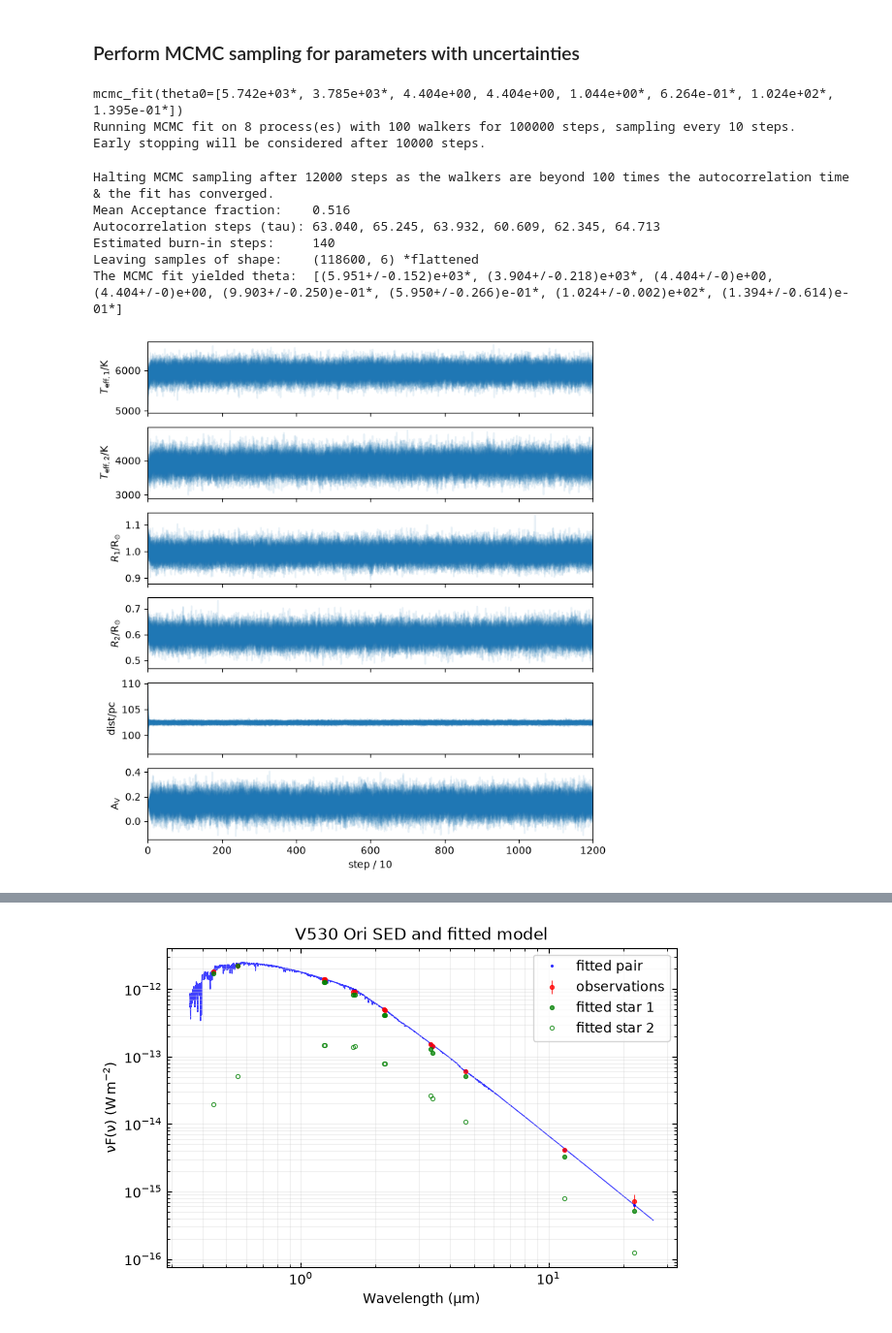
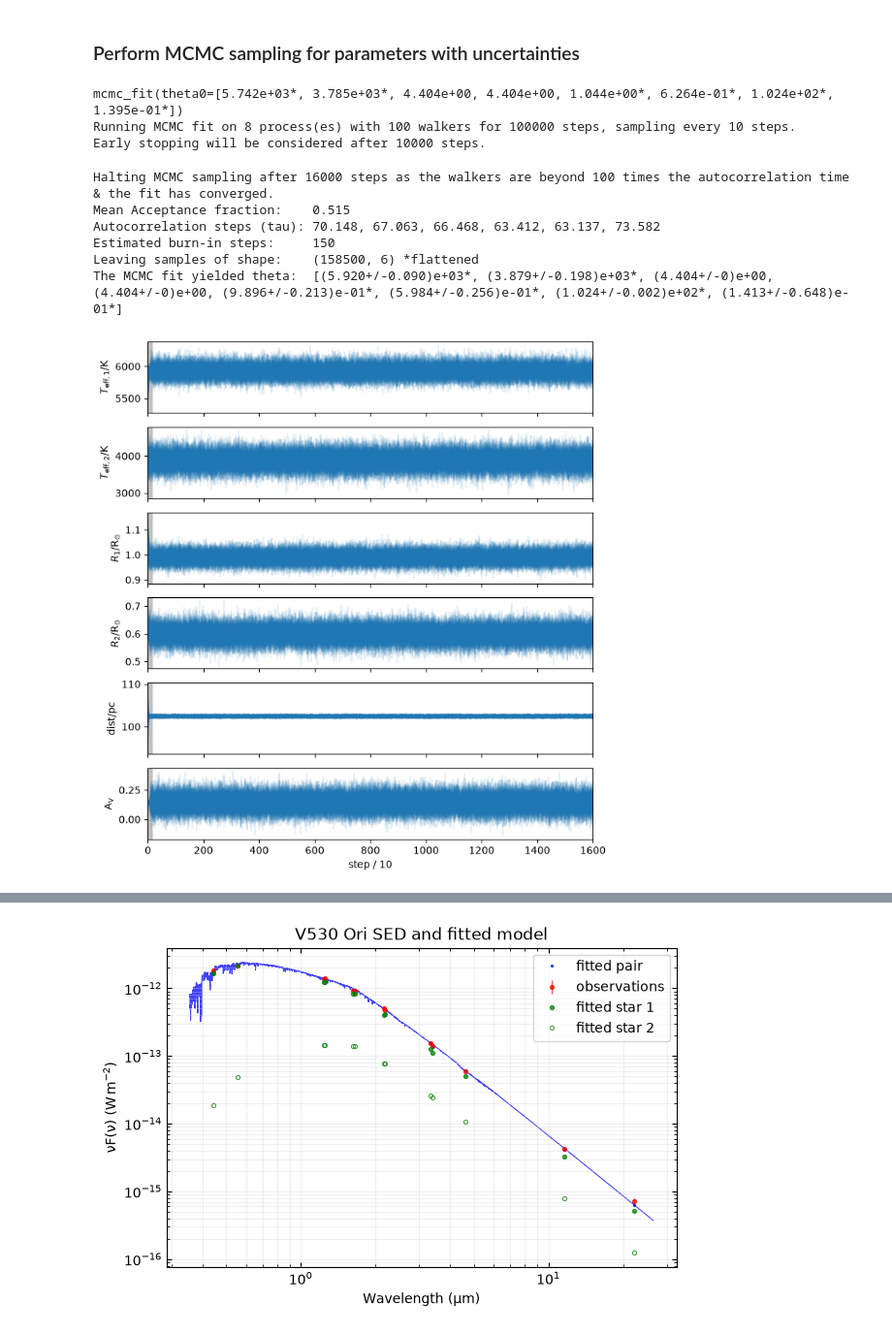
Before and after one commit to SteveOv/sed_fit, a Jupyter notebook: binary_sed_fit.ipynb, the cells around one changed output, grey strips where cells are left out. Shown at 97% size. Drawn from its saved outputs; the diff is of its cells as text; code cells hidden in the pictures.

```diff
--- a/binary_sed_fit.ipynb
+++ b/binary_sed_fit.ipynb
@@ -199,7 +199,7 @@ the stellar model or any that have been explicitly listed for exclusion.
 # Read in the SED for this target and de-duplicate (measurements may appear multiple times).
 sed = get_sed_for_target(target, target_data["search_term"], radius=0.25, remove_duplicates=True,
                          freq_unit=u.GHz, flux_unit=u.Jy, wl_unit=u.um, verbose=True)
-sed = retain_only_closest_observations(sed, target_data["skycoords"])
+sed = retain_only_best_observations(sed, target_data["skycoords"])
 
 model_mask = np.ones((len(sed)), dtype=bool)
 model_mask &= model_grid.has_filter(sed["sed_filter"])
@@ -211,7 +211,7 @@ sed = sed[model_mask]
 
 sed.sort(["sed_wl"])
 print(f"{len(sed)} unique SED observation(s) retained after range & exclusion filtering,",
-      "and the selection of the 'closest' observation to the target for each Filter.",
+      "and the selection of the 'best' observation of the target for each Filter.",
       "\nThe units for flux density, frequency and wavelength are:",
       ", ".join(f"{sed[f].unit:unicode}" for f in ["sed_flux", "sed_freq", "sed_wl"]))
 print("Filters (by wavelength):", ", ".join(sed["sed_filter"]))
@@ -396,14 +396,14 @@ Preparing SED data for fitting with the fluxes coerced to the units of W m⁻²,
 # %%
 theta_min = None
 retain_mask = np.ones_like(x, dtype=bool)
-min_to_retain, improve_th = int(np.ceil(len(sed) * 0.75)), 0.8
+min_stat, min_to_retain, improve_th = 2.0, int(np.ceil(len(sed) * 0.75)), 0.8
 
 print(f"Outliers will be pruned when doing so improves fit stat > {1-improve_th:.0%}")
 cmask, cix, prev_stat = retain_mask.copy(), None, np.inf
 
 for out_ix in range(len(sed)):
-    if prev_stat < 1:
-        print("Stopped outlier pruning as stat < 1.0")
+    if prev_stat < min_stat:
+        print(f"Stopped outlier pruning as stat < {min_stat}")
         break
 
     ctheta, result = minimize_fit(x[cmask], y[cmask], y_err[cmask], theta0=theta0,
@@ -469,6 +469,7 @@ Those marked * were fitted. The values in brackets are from the input config.
 ### Perform MCMC sampling for parameters with uncertainties
 # %%
 thin_by = 10 # sample every nth step from the chain
+nwalkers = 100
 theta_mcmc, sampler = mcmc_fit(x[retain_mask],
                                y[retain_mask],
                                y_err[retain_mask],
@@ -476,29 +477,33 @@ theta_mcmc, sampler = mcmc_fit(x[retain_mask],
                                fit_mask=fit_mask,
                                ln_prior_func=ln_prior_func,
                                stellar_grid=model_grid,
-                               nwalkers=100, nsteps=100000, thin_by=thin_by, processes=8, progress=True,
-                               early_stopping=True, early_stopping_from=10000, verbose=True)
+                               nwalkers=nwalkers, nsteps=100000, thin_by=thin_by, processes=8,
+                               early_stopping=True, early_stopping_from=10000,
+                               progress=True, verbose=True)
 # %% [output]
 mcmc_fit(theta0=[5.742e+03*, 3.785e+03*, 4.404e+00, 4.404e+00, 1.044e+00*, 6.264e-01*, 1.024e+02*, 1.395e-01*])
 Running MCMC fit on 8 process(es) with 100 walkers for 100000 steps, sampling every 10 steps.
 Early stopping will be considered after 10000 steps.
-Halting MCMC sampling after 12000 steps as the walkers are beyond 100 times the autocorrelation time & the fit has converged.
-Mean Acceptance fraction:    0.516
-Autocorrelation steps (tau): 63.040, 65.245, 63.932, 60.609, 62.345, 64.713
-Estimated burn-in steps:     140
-Leaving samples of shape:    (118600, 6) *flattened
-The MCMC fit yielded theta:  [(5.951+/-0.152)e+03*, (3.904+/-0.218)e+03*, (4.404+/-0)e+00, (4.404+/-0)e+00, (9.903+/-0.250)e-01*, (5.950+/-0.266)e-01*, (1.024+/-0.002)e+02*, (1.394+/-0.614)e-01*]
+Halting MCMC sampling after 16000 steps as the walkers are beyond 100 times the autocorrelation time & the fit has converged.
+Mean Acceptance fraction:    0.515
+Autocorrelation steps (tau): 70.148, 67.063, 66.468, 63.412, 63.137, 73.582
+Estimated burn-in steps:     150
+Leaving samples of shape:    (158500, 6) *flattened
+The MCMC fit yielded theta:  [(5.920+/-0.090)e+03*, (3.879+/-0.198)e+03*, (4.404+/-0)e+00, (4.404+/-0)e+00, (9.896+/-0.213)e-01*, (5.984+/-0.256)e-01*, (1.024+/-0.002)e+02*, (1.413+/-0.648)e-01*]
 # %%
-all_samples = sampler.get_chain()
+data = samples_from_sampler(sampler, thin_by=thin_by, flat=True)
+chain = sampler.get_chain()
+burn_in_samples = chain.shape[0] - (data.shape[0] / nwalkers)
 fig, axes = plt.subplots(nrows=sum(fit_mask), figsize=(8, 1.5*sum(fit_mask)), sharex=True)
 for ix, ax in enumerate(axes.flat):
-    ax.plot(all_samples[:, :, ix], "tab:blue", alpha=0.1)
-    ax.set(xlim=(0, len(all_samples)), ylabel=theta_plot_labels[fit_mask][ix])
-axes[-1].set(xlabel=f"step / {thin_by}")
+    ax.plot(chain[:, :, ix], "tab:blue", alpha=0.1)
+    ax.axvspan(0, burn_in_samples, color="silver")
+    ax.set(xlim=(0, len(chain)), ylabel=theta_plot_labels[fit_mask][ix])
+axes[-1].set(xlabel="step" + (f" / {thin_by}" if thin_by > 1 else ""))
 plt.show(fig)
 plt.close()
 # %% [output]
-[figure, old version]
+[figure, new version]
 # %%
 samples = samples_from_sampler(sampler, thin_by=thin_by, flat=True)
 plt.show(corner.corner(samples, show_titles=True, plot_datapoints=True, quantiles=[0.16, 0.5, 0.84],
```
Also changed, not shown: parts of 7 cells of this notebook, 2 other files.
